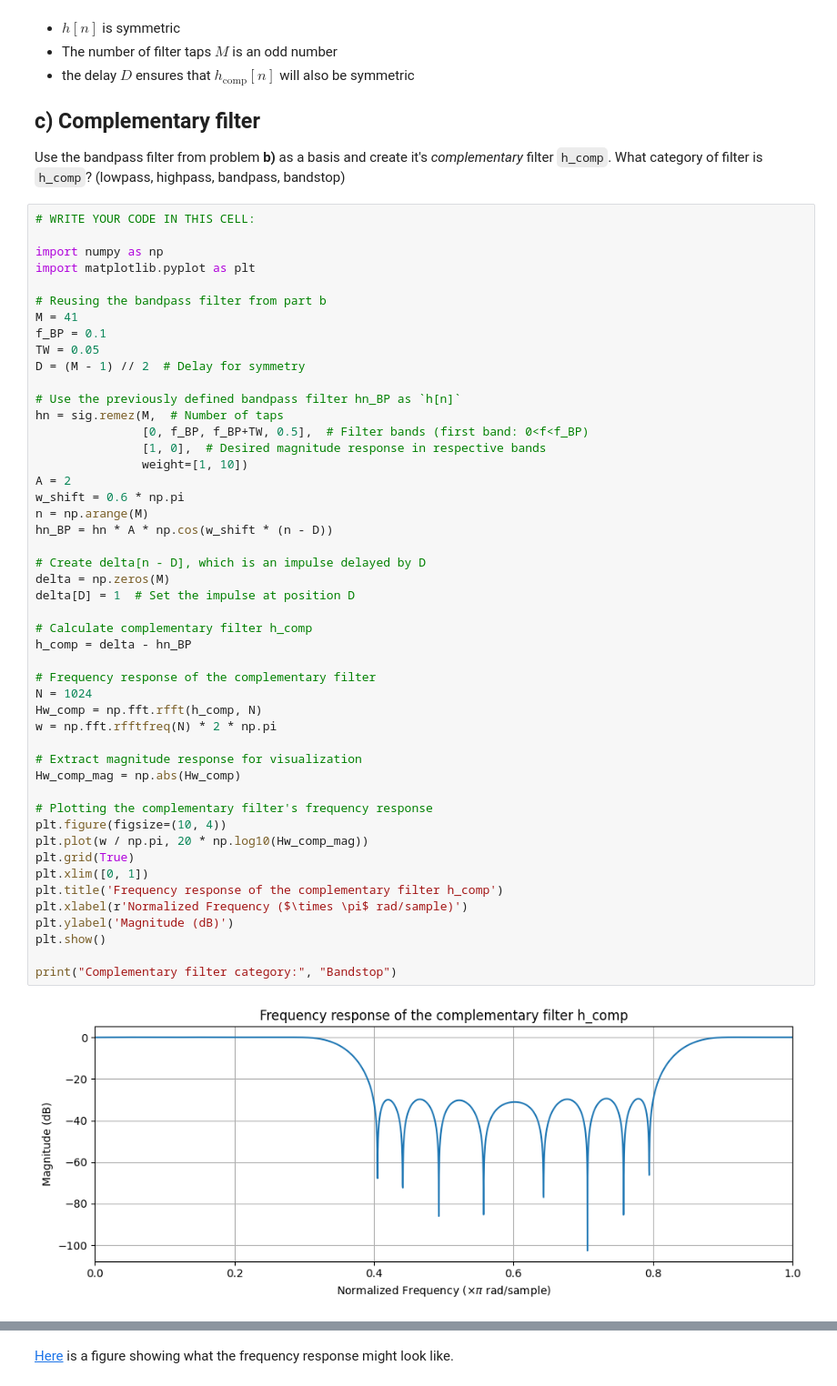
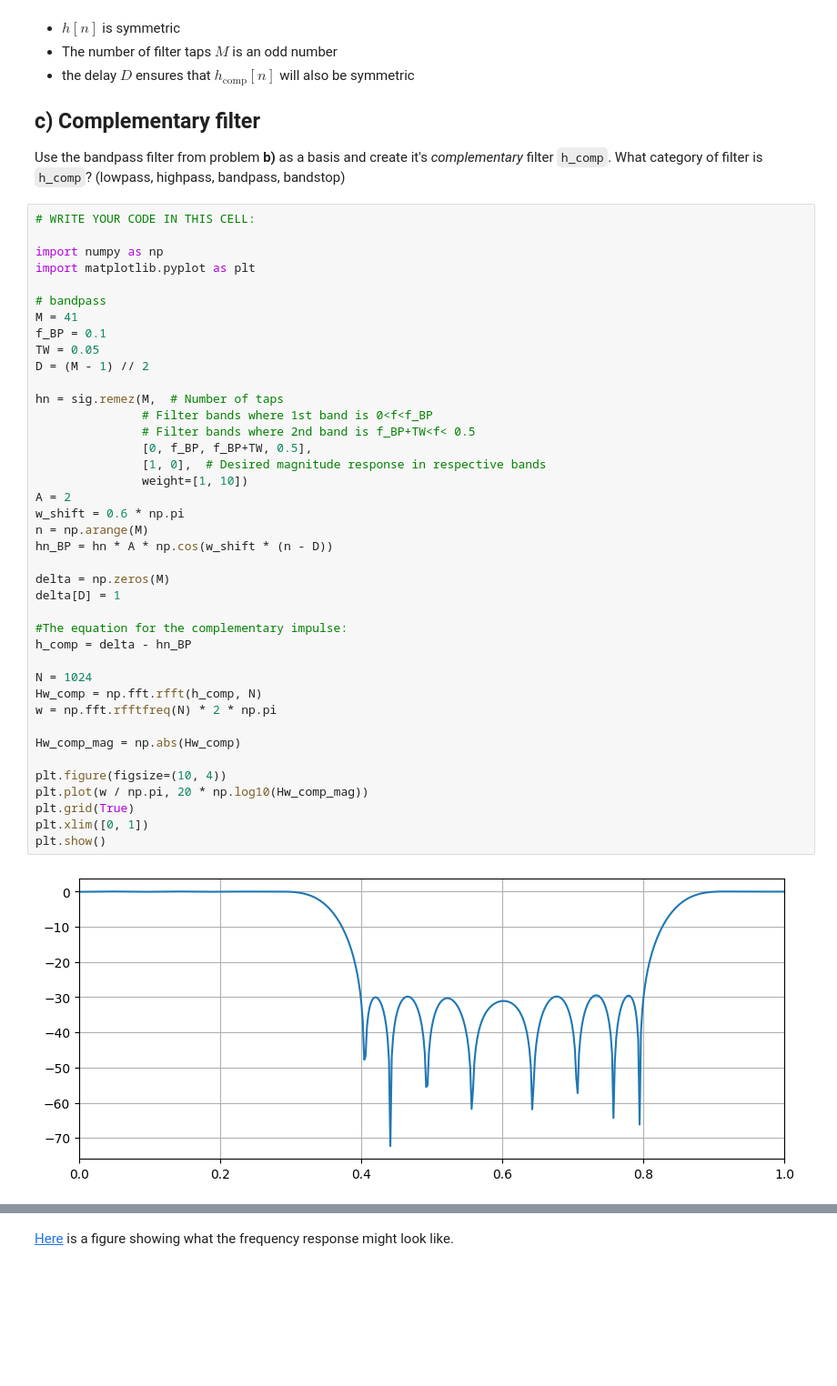
Before and after one commit to hanurd25/AIS2201_Exercises, a Jupyter notebook: Exercise_9/3_More_filter_types.ipynb, the cells around one changed output, grey strips where cells are left out. Shown: that part at 91% size. Cells and saved outputs as stored; diff of their text form; blank space fills up the shorter version.

```diff
--- a/Exercise_9/3_More_filter_types.ipynb
+++ b/Exercise_9/3_More_filter_types.ipynb
@@ -257,47 +240,39 @@ Use the bandpass filter from problem **b)** as a basis and create it's *compleme
 import numpy as np
 import matplotlib.pyplot as plt
 
-# Reusing the bandpass filter from part b
+# bandpass
 M = 41
 f_BP = 0.1
 TW = 0.05
-D = (M - 1) // 2  # Delay for symmetry
+D = (M - 1) // 2
 
-# Use the previously defined bandpass filter hn_BP as `h[n]`
 hn = sig.remez(M,  # Number of taps
-               [0, f_BP, f_BP+TW, 0.5],  # Filter bands (first band: 0<f<f_BP)
+               # Filter bands where 1st band is 0<f<f_BP
+               # Filter bands where 2nd band is f_BP+TW<f< 0.5
+               [0, f_BP, f_BP+TW, 0.5],
                [1, 0],  # Desired magnitude response in respective bands
                weight=[1, 10])
 A = 2
 w_shift = 0.6 * np.pi
 n = np.arange(M)
 hn_BP = hn * A * np.cos(w_shift * (n - D))
 
-# Create delta[n - D], which is an impulse delayed by D
 delta = np.zeros(M)
-delta[D] = 1  # Set the impulse at position D
+delta[D] = 1
 
-# Calculate complementary filter h_comp
+#The equation for the complementary impulse:
 h_comp = delta - hn_BP
 
-# Frequency response of the complementary filter
 N = 1024
 Hw_comp = np.fft.rfft(h_comp, N)
 w = np.fft.rfftfreq(N) * 2 * np.pi
 
-# Extract magnitude response for visualization
 Hw_comp_mag = np.abs(Hw_comp)
 
-# Plotting the complementary filter's frequency response
 plt.figure(figsize=(10, 4))
 plt.plot(w / np.pi, 20 * np.log10(Hw_comp_mag))
 plt.grid(True)
 plt.xlim([0, 1])
-plt.title('Frequency response of the complementary filter h_comp')
-plt.xlabel(r'Normalized Frequency ($\times \pi$ rad/sample)')
-plt.ylabel('Magnitude (dB)')
 plt.show()
-
-print("Complementary filter category:", "Bandstop")
 # %% [output]
-[figure, old version]
+[figure, new version]
```
Also changed, not shown: parts of 5 cells of this notebook, 4 other files.
